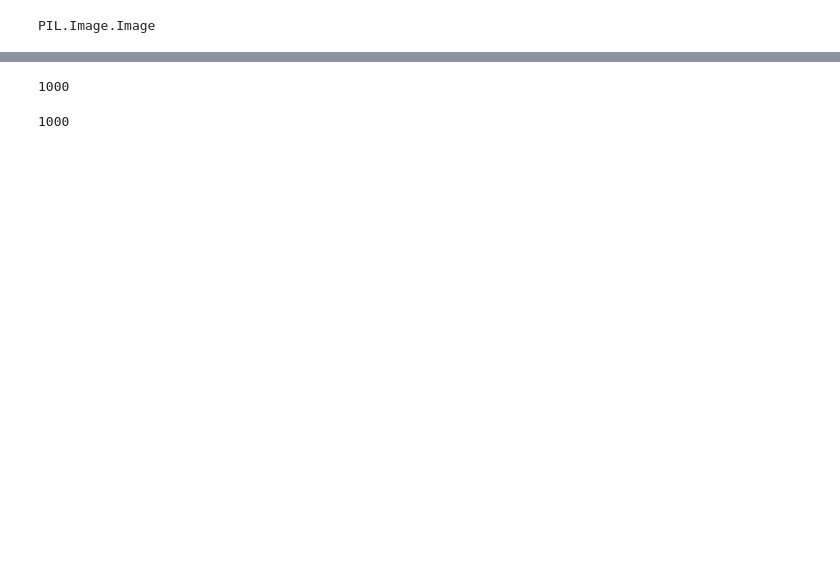
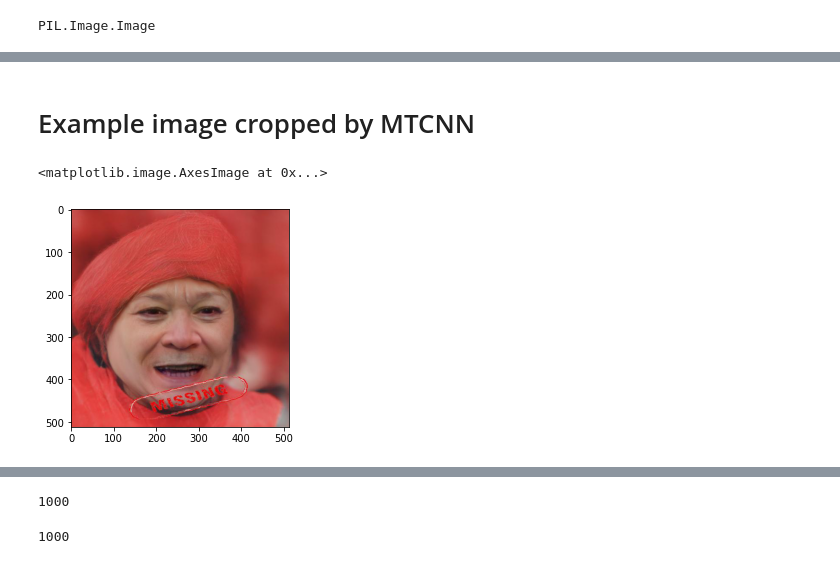
Before and after one commit to lambdaofgod/aicrowd_blitz_xiii, a Jupyter notebook: face_recognition/Face_Recognition_Facenet.ipynb, the cells around one changed output, grey strips where cells are left out. Saved outputs shown, nothing was run; the diff lists cells and outputs as text; code cells hidden in the pictures; blank space fills up the shorter version.

```diff
--- a/face_recognition/Face_Recognition_Facenet.ipynb
+++ b/face_recognition/Face_Recognition_Facenet.ipynb
@@ -210,3 +157,2 @@ image_vectorizer = image_feature_extraction.TorchFeatureExtractor(
 # %%
-img_id = image_ids[0]
-target_image = cv2.imread(os.path.join("data/target", img_id))[:,:,[2,1,0]]
+target_image = skimage.io.imread(os.path.join("data/missing/", image_ids[0]))
@@ -229,2 +158,0 @@ used_model = image_vectorizer.model#image_vectorizer.model
-# %%
-target_image = skimage.io.imread(os.path.join("data/target", image_ids[0]))
@@ -268,0 +164,7 @@ def crop_detected_face(img):
+# %% [markdown]
+# Example image cropped by MTCNN
+# %%
+plt.imshow(target_image)
+# %% [output]
+<matplotlib.image.AxesImage at 0x...>
+[figure, added]
```
Also changed, not shown: parts of 55 cells of this notebook.
